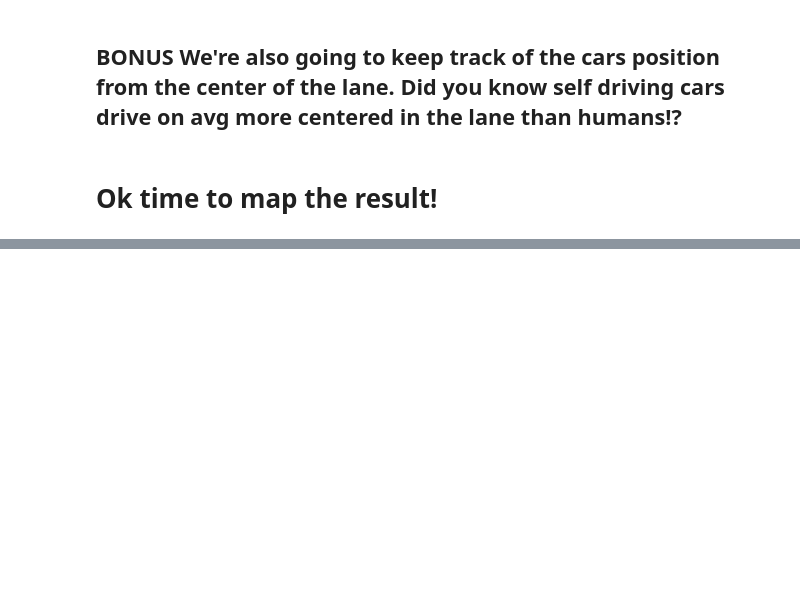
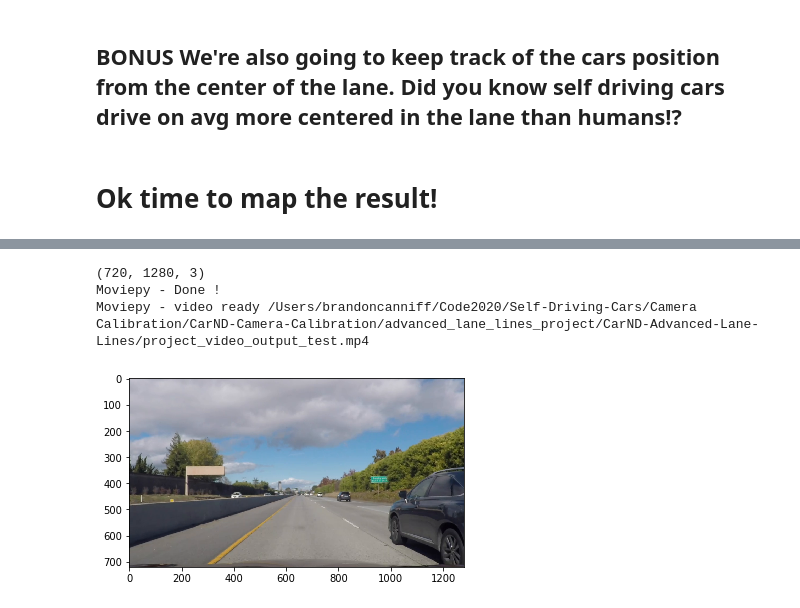
Before and after one commit to gobrando/CarND-Camera-Calibration, a Jupyter notebook: advanced_lane_lines_project/CarND-Advanced-Lane-Lines/lane_detection.ipynb, the cells around one changed output, grey strips where cells are left out. Drawn from its saved outputs; the diff is of its cells as text; code cells hidden in the pictures; blank space fills up the shorter version.

```diff
--- a/advanced_lane_lines_project/CarND-Advanced-Lane-Lines/lane_detection.ipynb
+++ b/advanced_lane_lines_project/CarND-Advanced-Lane-Lines/lane_detection.ipynb
@@ -523,7 +536,7 @@ def pipeline(image):
     if left_lane_live.detected or right_lane_live.detected == False:
         window_fit_img, ploty, left_fit, right_fit, left_fit_m, right_fit_m, left_fitx, right_fitx, left_fitx_m,                    right_fitx_m = fit_polynomial(combined_thresh_img)
     else:
-        ploty, left_fitx, right_fitx, left_fitx_m, right_fitx_m = update_poly(combined_thresh_img,left_fit, right_fit,                                                                                   left_fit_m, right_fit_m, left_fitx, right_fitx)
+        ploty, left_fitx, right_fitx, left_fitx_m, right_fitx_m = update_poly(combined_thresh_img,left_fit, right_fit,                                                                                   left_fit_m, right_fit_m, left_lane_live.bestx, right_lane_live.bestx)
 
     # store
     if len(left_fit) and len(right_fit) > 0:
@@ -582,0 +584,20 @@ KeyboardInterrupt:
+# %%
+import math
+from moviepy.editor import VideoFileClip
+from IPython.display import HTML
+
+video_input = VideoFileClip('/Users/brandoncanniff/Code2020/Self-Driving-Cars/Camera Calibration/CarND-Camera-Calibration/advanced_lane_lines_project/CarND-Advanced-Lane-Lines/project_video.mp4')
+challenge_video_input = VideoFileClip('/Users/brandoncanniff/Code2020/Self-Driving-Cars/Camera Calibration/CarND-Camera-Calibration/advanced_lane_lines_project/CarND-Advanced-Lane-Lines/challenge_video.mp4')
+
+output = '/Users/brandoncanniff/Code2020/Self-Driving-Cars/Camera Calibration/CarND-Camera-Calibration/advanced_lane_lines_project/CarND-Advanced-Lane-Lines/project_video_output_test.mp4'
+challenge_output = '/Users/brandoncanniff/Code2020/Self-Driving-Cars/Camera Calibration/CarND-Camera-Calibration/advanced_lane_lines_project/CarND-Advanced-Lane-Lines/challenge_video_output.mp4'
+
+proccessed_output = challenge_video_input.fl_image(pipeline)
+proccessed_output.write_videofile(output, audio=False)
+#proccessed_challenge = challenge_video_input.fl_image(pipeline)
+#proccessed_challenge.write_videofile(challenge_output, audio=False)
+# %% [output]
+(720, 1280, 3)
+Moviepy - Done !
+Moviepy - video ready /Users/brandoncanniff/Code2020/Self-Driving-Cars/Camera Calibration/CarND-Camera-Calibration/advanced_lane_lines_project/CarND-Advanced-Lane-Lines/project_video_output_test.mp4
+[figure, added]
```
Also changed, not shown: parts of 13 cells of this notebook, 4 other files.
